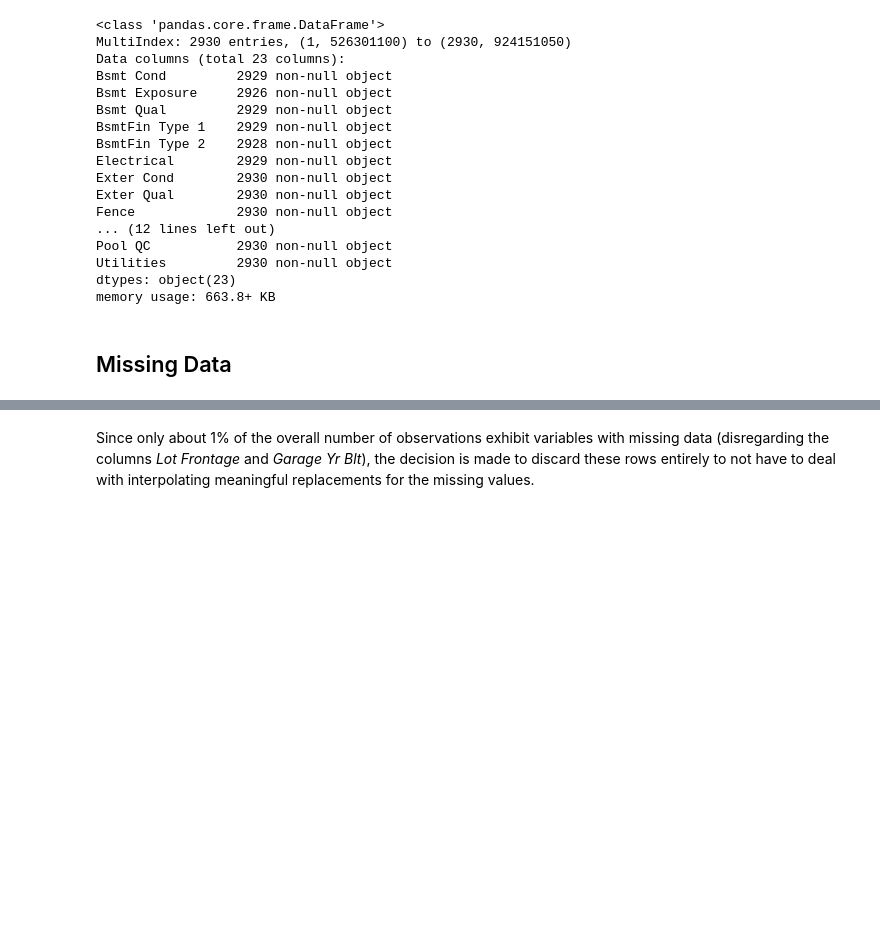
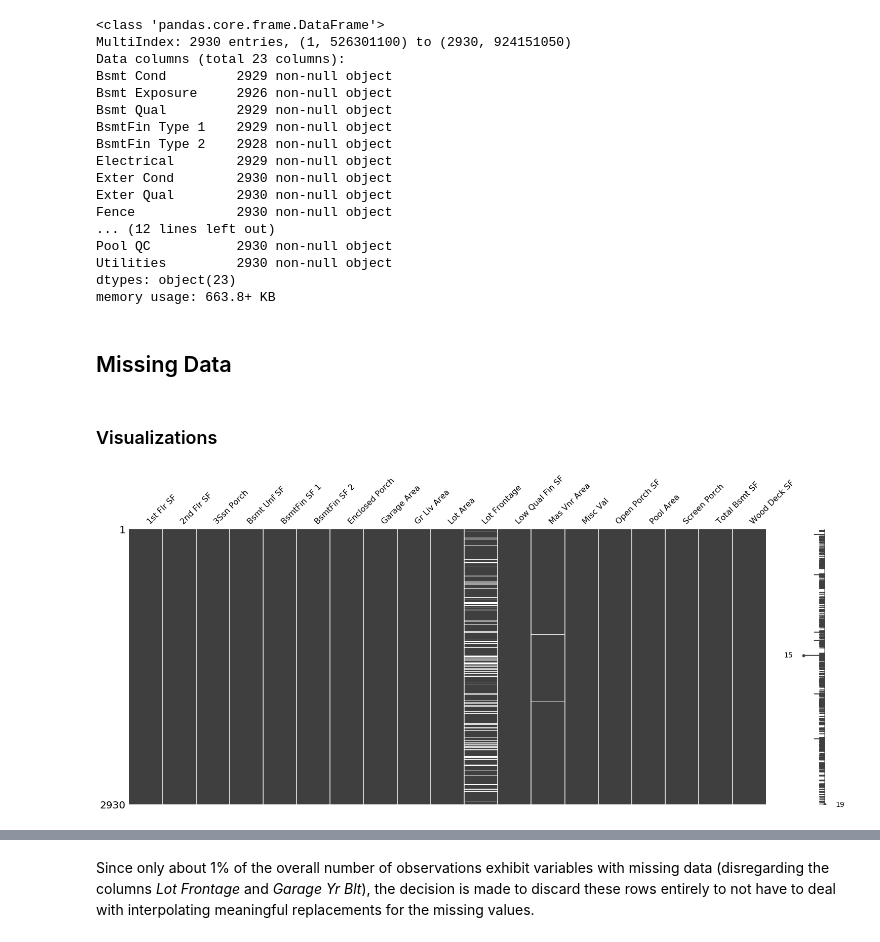
Before and after one commit to webartifex/ames-housing, a Jupyter notebook: 1_data_cleaning.ipynb, the cells around one changed output, grey strips where cells are left out. Saved outputs shown, nothing was run; the diff lists cells and outputs as text; code cells hidden in the pictures; blank space fills up the shorter version.

Commit message:
Add visualizations for missing data

```diff
--- a/1_data_cleaning.ipynb
+++ b/1_data_cleaning.ipynb
@@ -435,3 +438,9 @@ dtypes: object(23)
 memory usage: 663.8+ KB
 # %% [markdown]
 ## Missing Data
+# %% [markdown]
+### Visualizations
+# %%
+msno.matrix(df[CONTINUOUS_VARIABLES]);
+# %% [output]
+[figure, added]
```
Also changed, not shown: parts of 8 cells of this notebook, 2 other files.
